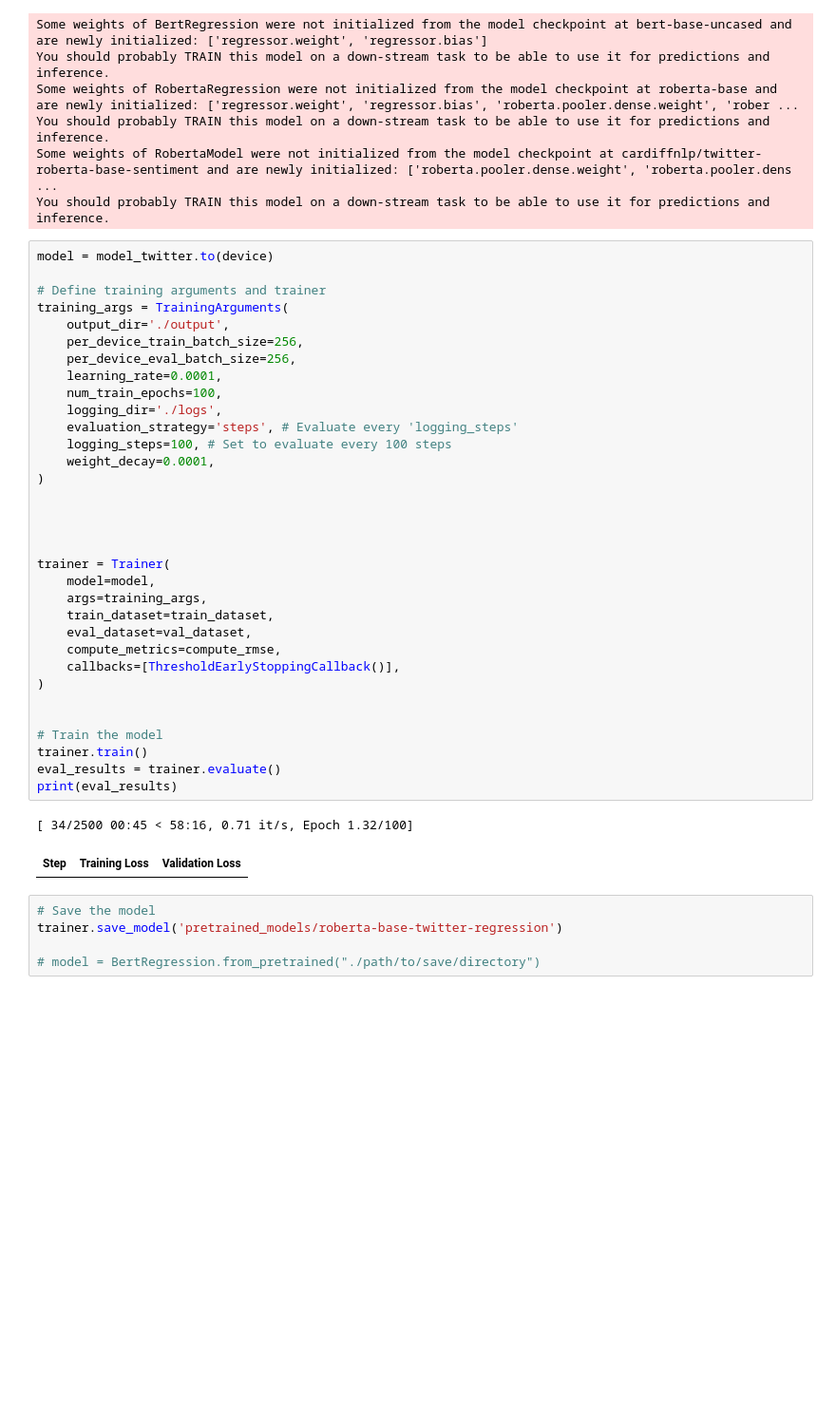
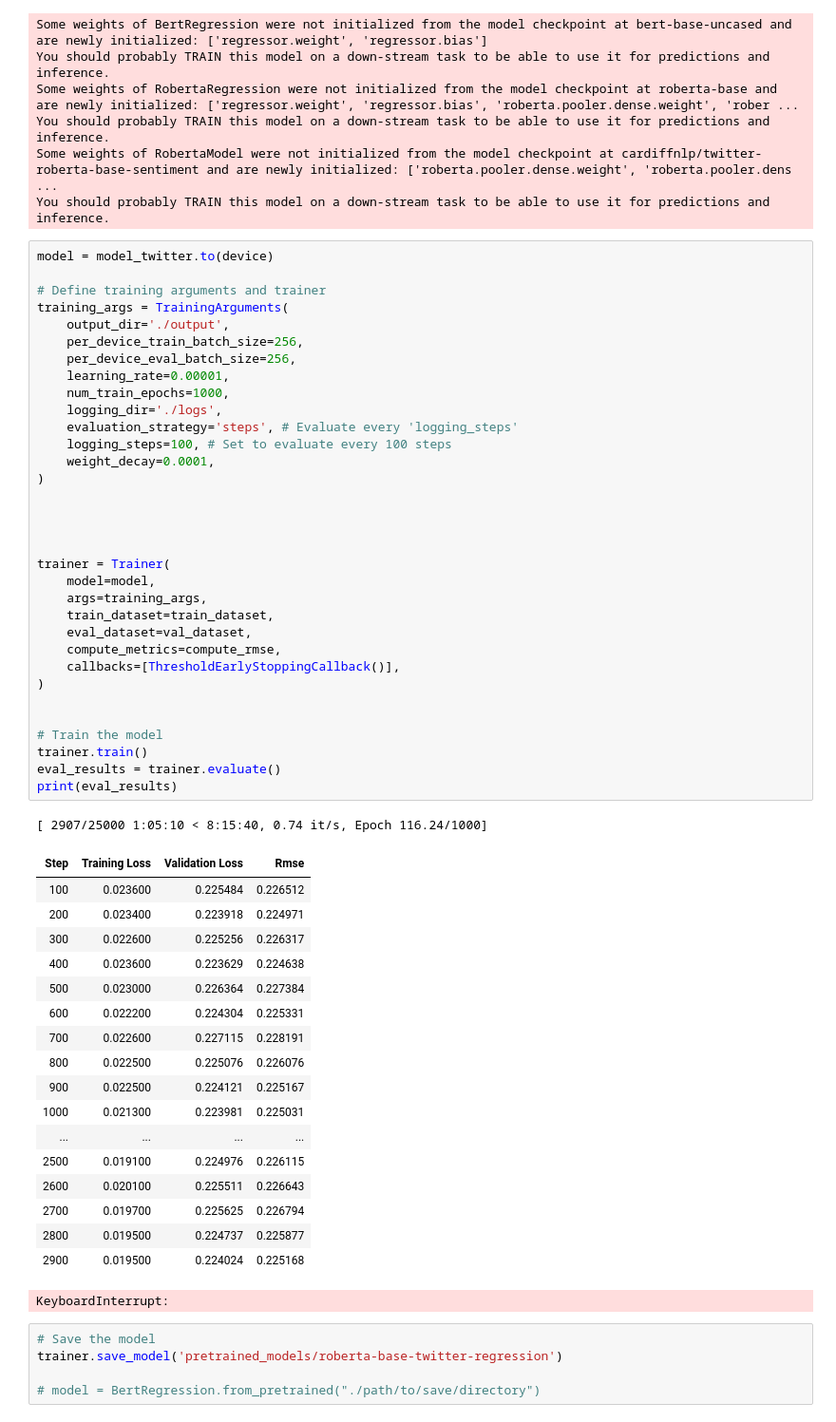
Before and after one commit to fas38/twitter-sentiment-analysis, a Jupyter notebook: deep_learning_pretrained_transformers_reg.ipynb, the cells around one changed output. Shown at 95% size. Saved outputs shown, nothing was run; the diff lists cells and outputs as text; blank space fills up the shorter version.

```diff
--- a/deep_learning_pretrained_transformers_reg.ipynb
+++ b/deep_learning_pretrained_transformers_reg.ipynb
@@ -208,37 +208,54 @@ model = model_twitter.to(device)
 
 # Define training arguments and trainer
 training_args = TrainingArguments(
     output_dir='./output',
     per_device_train_batch_size=256,
     per_device_eval_batch_size=256,
-    learning_rate=0.0001,
-    num_train_epochs=100,
+    learning_rate=0.00001,
+    num_train_epochs=1000,
     logging_dir='./logs',
     evaluation_strategy='steps', # Evaluate every 'logging_steps'
     logging_steps=100, # Set to evaluate every 100 steps
     weight_decay=0.0001,
 )
 
 
 
 
 trainer = Trainer(
     model=model,
     args=training_args,
     train_dataset=train_dataset,
     eval_dataset=val_dataset,
     compute_metrics=compute_rmse,
     callbacks=[ThresholdEarlyStoppingCallback()],
 )
 
 
 # Train the model
 trainer.train()
 eval_results = trainer.evaluate()
 print(eval_results)
 # %% [output]
-[ 34/2500 00:45 < 58:16, 0.71 it/s, Epoch 1.32/100]
+[ 2907/25000 1:05:10 < 8:15:40, 0.74 it/s, Epoch 116.24/1000]
-| Step | Training Loss | Validation Loss |
+| Step | Training Loss | Validation Loss | Rmse |
+| 100 | 0.023600 | 0.225484 | 0.226512 |
+| 200 | 0.023400 | 0.223918 | 0.224971 |
+| 300 | 0.022600 | 0.225256 | 0.226317 |
+| 400 | 0.023600 | 0.223629 | 0.224638 |
+| 500 | 0.023000 | 0.226364 | 0.227384 |
+| 600 | 0.022200 | 0.224304 | 0.225331 |
+| 700 | 0.022600 | 0.227115 | 0.228191 |
+| 800 | 0.022500 | 0.225076 | 0.226076 |
+| 900 | 0.022500 | 0.224121 | 0.225167 |
+| 1000 | 0.021300 | 0.223981 | 0.225031 |
+| ... | ... | ... | ... |
+| 2500 | 0.019100 | 0.224976 | 0.226115 |
+| 2600 | 0.020100 | 0.225511 | 0.226643 |
+| 2700 | 0.019700 | 0.225625 | 0.226794 |
+| 2800 | 0.019500 | 0.224737 | 0.225877 |
+| 2900 | 0.019500 | 0.224024 | 0.225168 |
+KeyboardInterrupt:
 # %%
 # Save the model
 trainer.save_model('pretrained_models/roberta-base-twitter-regression')
```
Also changed, not shown: 5 other files.
